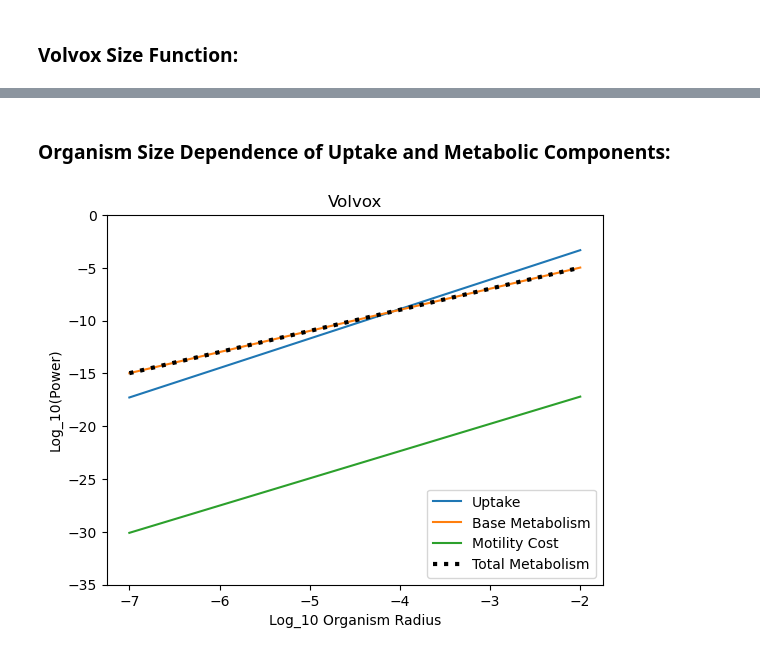
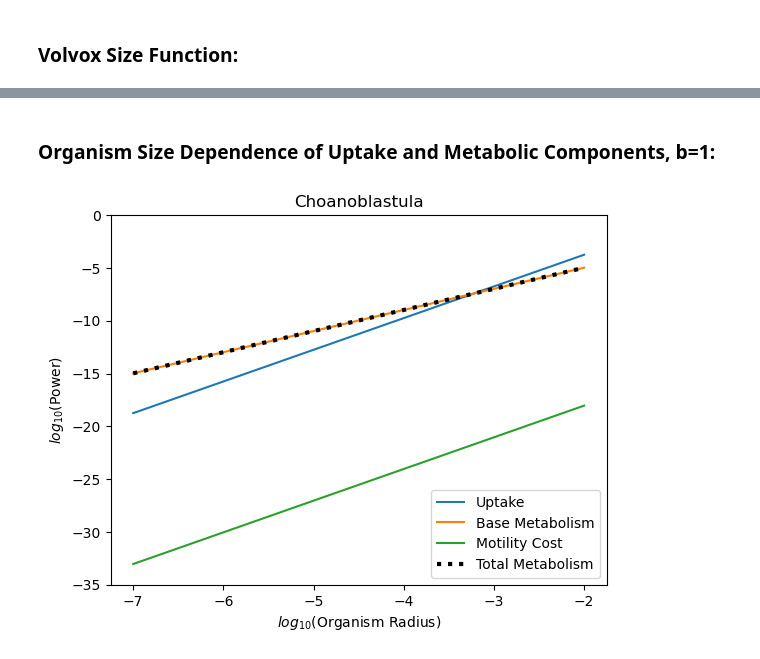
Before and after one commit to wwcrockett/SnowballEarthNotebooks, a Jupyter notebook: Notebook-Choanoblastula-Model.ipynb, the cells around one changed output, grey strips where cells are left out. Cells and saved outputs as stored; diff of their text form; code cells hidden in the pictures.

```diff
--- a/Notebook-Choanoblastula-Model.ipynb
+++ b/Notebook-Choanoblastula-Model.ipynb
@@ -135,37 +229,38 @@ plt.show()
 # %% [markdown]
-### Organism Size Dependence of Uptake and Metabolic Components:
+### Organism Size Dependence of Uptake and Metabolic Components, b=1:
 # %%
 # Variables
 T = 273.15  #Temperature [K]
 a = []
 for i in np.linspace(-7,-2,100):
     a.append(10**i)
 xx = []
 yy = []
 zz = []
 tt = []
+b = 1
 # Model Equation:
 Cinf = 0.1
 for aa in a:
     X = Cinf*np.pi*beta*eta0**-m *np.exp(-m*A/(T-C))*aa**(2+b)
     Y = 4*B0*np.exp(Ea*(T-T0)/(K*T*T0))*r*aa**2
     Z = 6*np.pi*eta0**3 * beta**2* rho *aa**(1+2*b)* np.exp(A*(1-2*m)/(T-C))/epsilon
     tt.append(Y+Z)
     xx.append(X)
     yy.append(Y)
     zz.append(Z)
 
 plt.plot(np.log10(a),np.log10(xx),label='Uptake')
 plt.plot(np.log10(a),np.log10(yy),label='Base Metabolism')
 plt.plot(np.log10(a),np.log10(zz),label='Motility Cost')
 plt.plot(np.log10(a),np.log10(tt),':k',linewidth='3',label='Total Metabolism')
-plt.title('Volvox')
-plt.xlabel('Log_10 Organism Radius')
-plt.ylabel('Log_10(Power)')
+plt.title('Choanoblastula')
+plt.xlabel(r'$log_{10}$(Organism Radius)')
+plt.ylabel(r'$log_{10}$(Power)')
 #ticks = plt.yticks()
 plt.yticks(ticks = [-35,-30,-25,-20,-15,-10,-5,0])
 plt.ylim(bottom = -35,top = 0)
 plt.legend(loc = 'lower right')
 plt.show()
 # %% [output]
-[figure, old version]
+[figure, new version]
```
Also changed, not shown: parts of 8 cells of this notebook, 2 other files.
